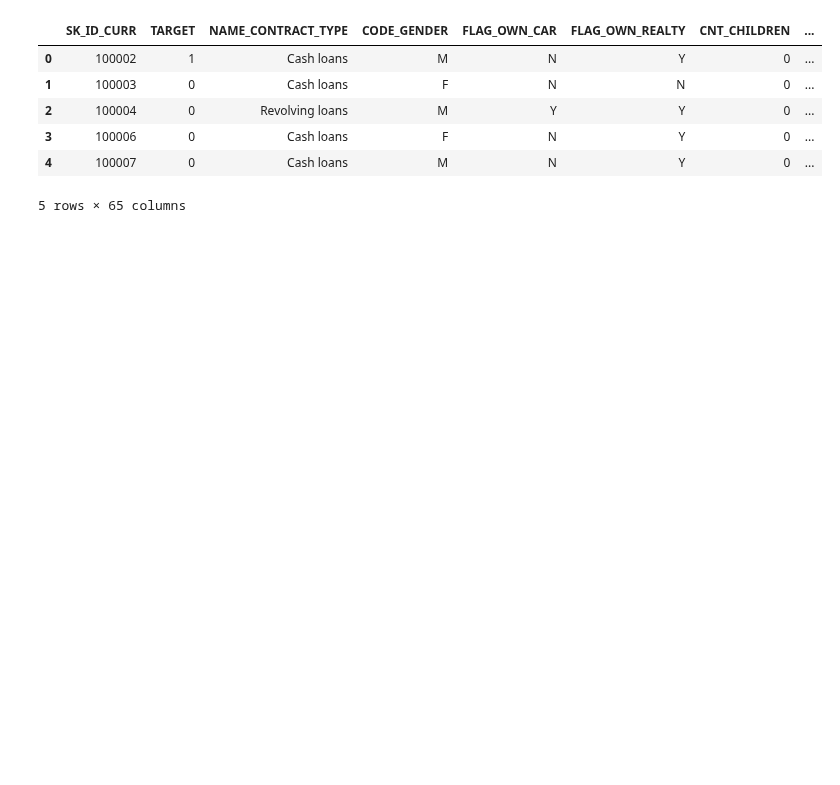
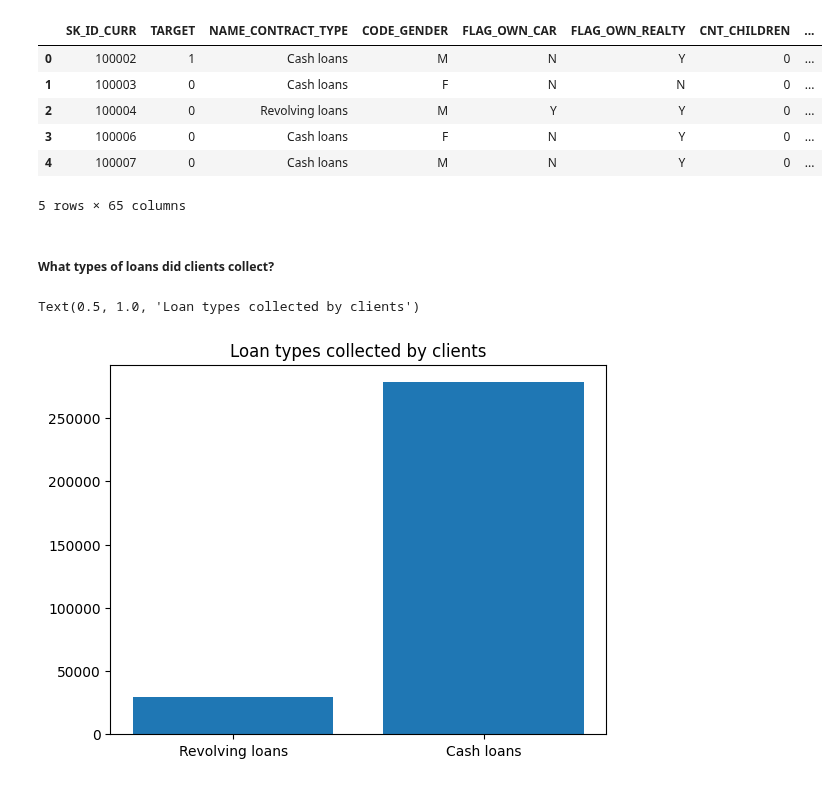
Before and after one commit to jaden-2/Assignment, a Jupyter notebook: credAnalysis.ipynb, the cells around one changed output. Saved outputs shown, nothing was run; the diff lists cells and outputs as text; code cells hidden in the pictures; blank space fills up the shorter version.

```diff
--- a/credAnalysis.ipynb
+++ b/credAnalysis.ipynb
@@ -160,3 +224,20 @@ application_train.head()
 | 3 | 100006 | 0 | Cash loans | F | N | Y | 0 | ... |
 | 4 | 100007 | 0 | Cash loans | M | N | Y | 0 | ... |
 5 rows × 65 columns
+# %% [markdown]
+##### What types of loans did clients collect?
+# %%
+loan_type = list(set(application_train['NAME_CONTRACT_TYPE']))
+
+contracts = dict()
+#determine the number of clients that take each type of loan
+for loan in loan_type:
+  contracts[loan] = application_train.query(f"NAME_CONTRACT_TYPE == '{loan}'")["NAME_CONTRACT_TYPE"].count()
+
+
+
+plt.bar(contracts.keys(), contracts.values())
+plt.title("Loan types collected by clients")
+# %% [output]
+Text(0.5, 1.0, 'Loan types collected by clients')
+[figure, added]
```
Also changed, not shown: parts of 10 cells of this notebook.
